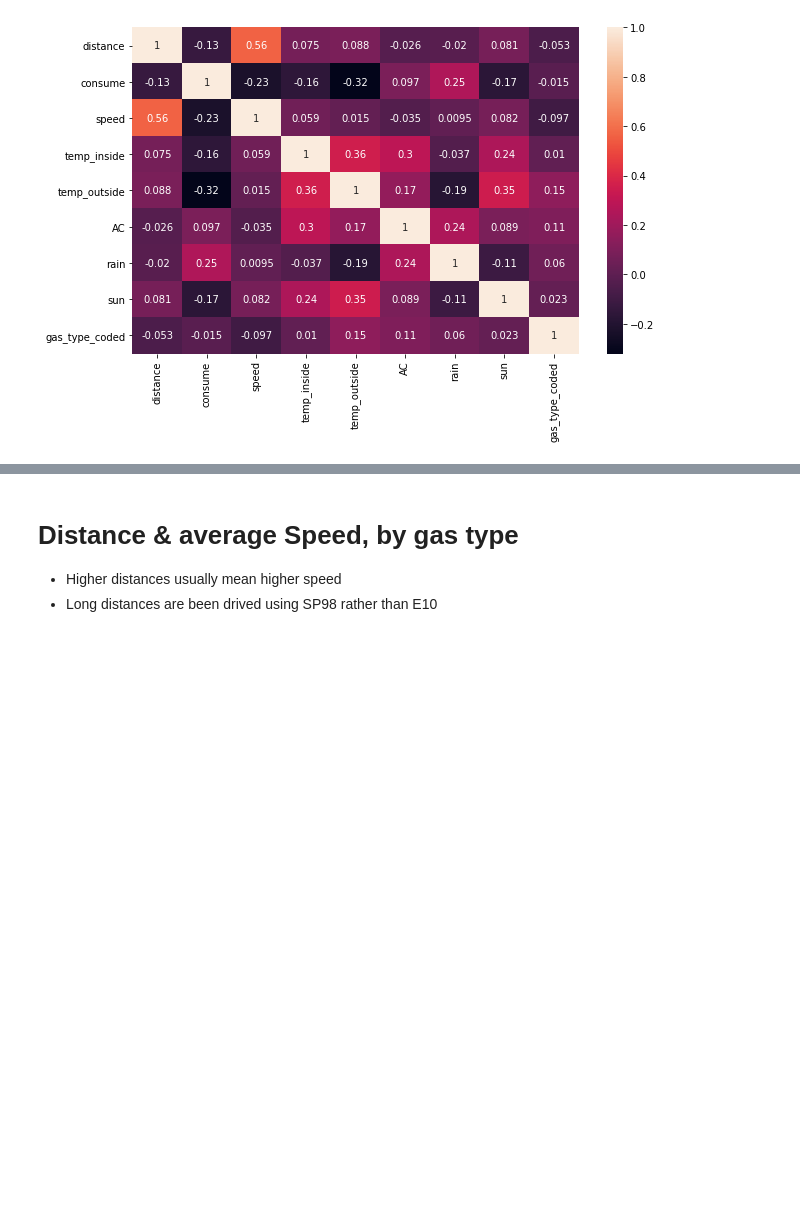
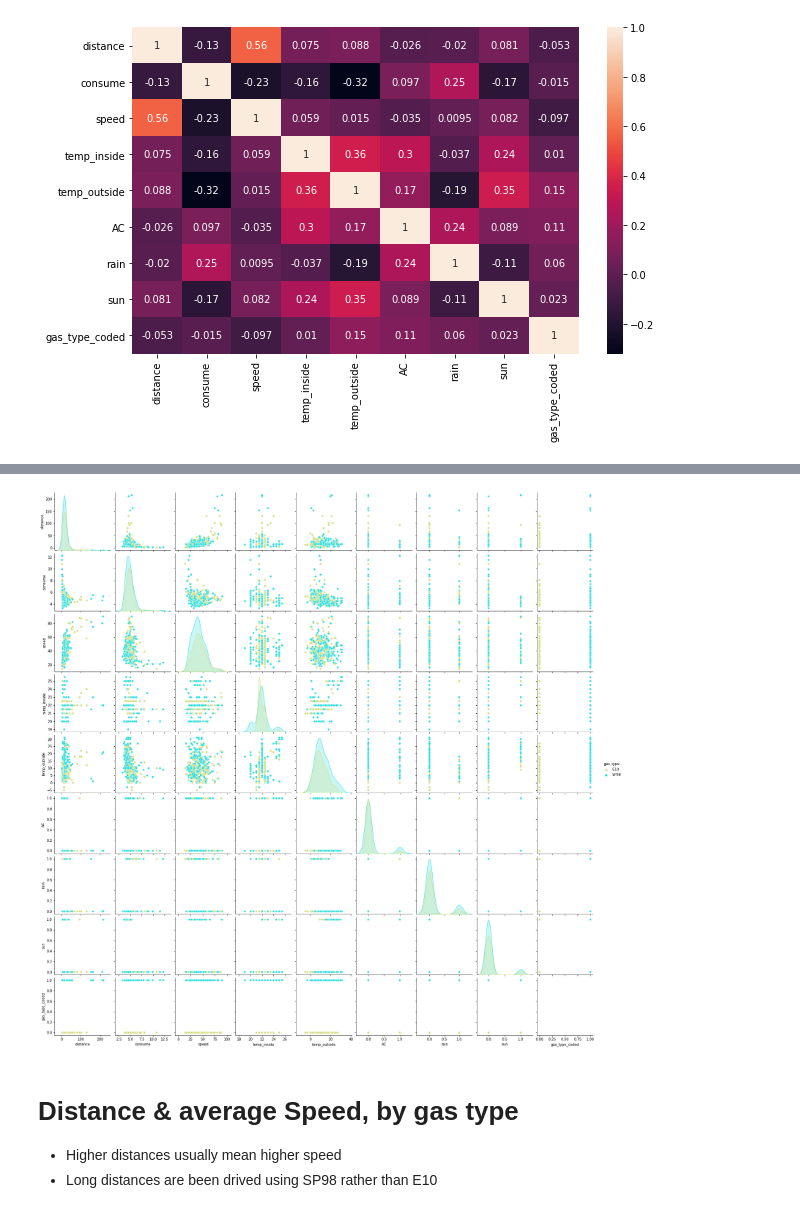
Before and after one commit to VictorRodriguezIronhack/reto_data, a Jupyter notebook: 2- Visualization.ipynb, the cells around one changed output, grey strips where cells are left out. Drawn from its saved outputs; the diff is of its cells as text; code cells hidden in the pictures; blank space fills up the shorter version.

```diff
--- a/2- Visualization.ipynb
+++ b/2- Visualization.ipynb
@@ -52,3 +63,9 @@ sns.heatmap(corr, annot = True);
+# %%
+sns.pairplot(df,
+             hue = 'gas_type',
+             palette = 'rainbow_r');
+# %% [output]
+[figure, added]
 # %% [markdown]
 # Distance & average Speed, by gas type
 - Higher distances usually mean higher speed
```
Also changed, not shown: parts of 7 cells of this notebook, 1 other file.
